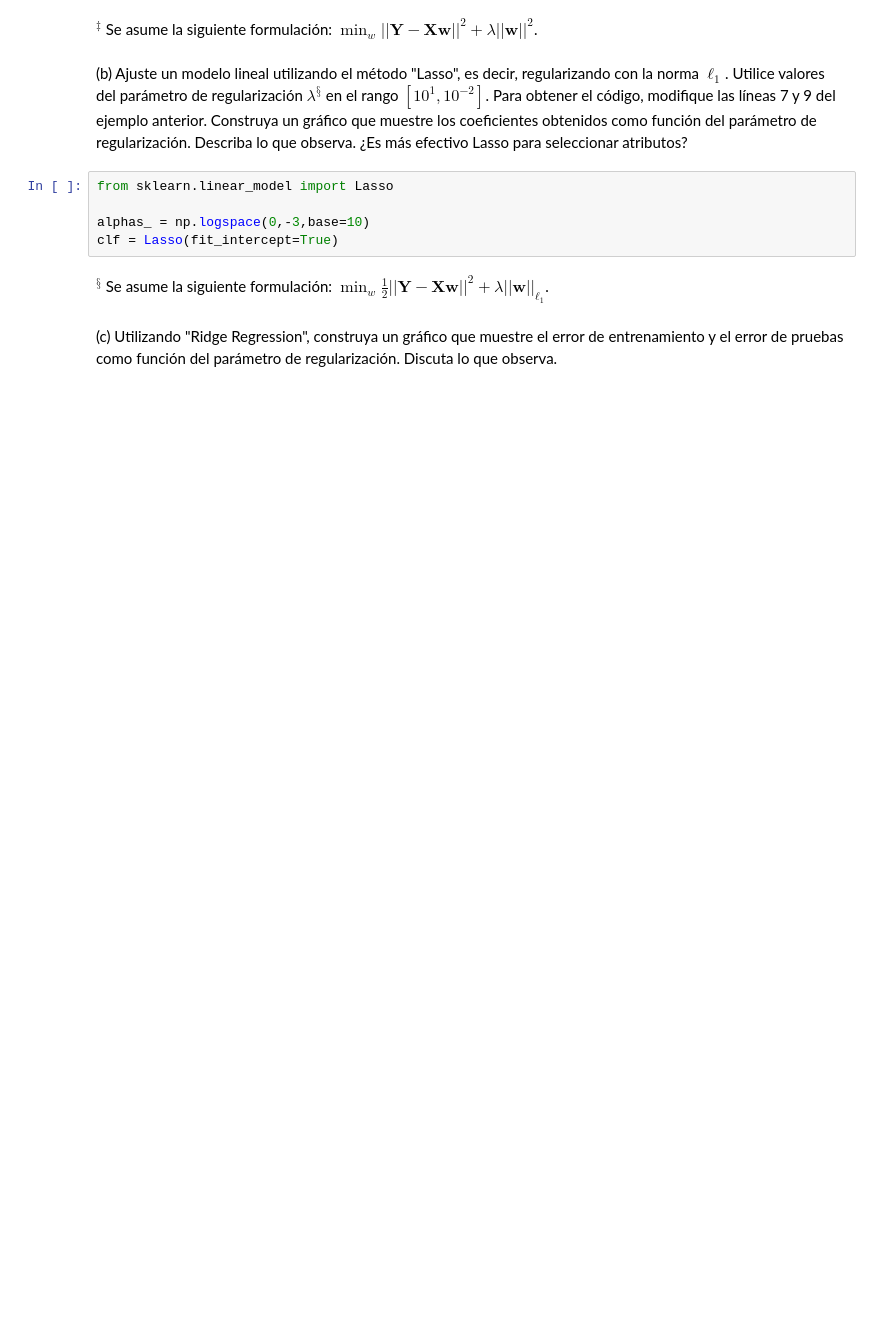
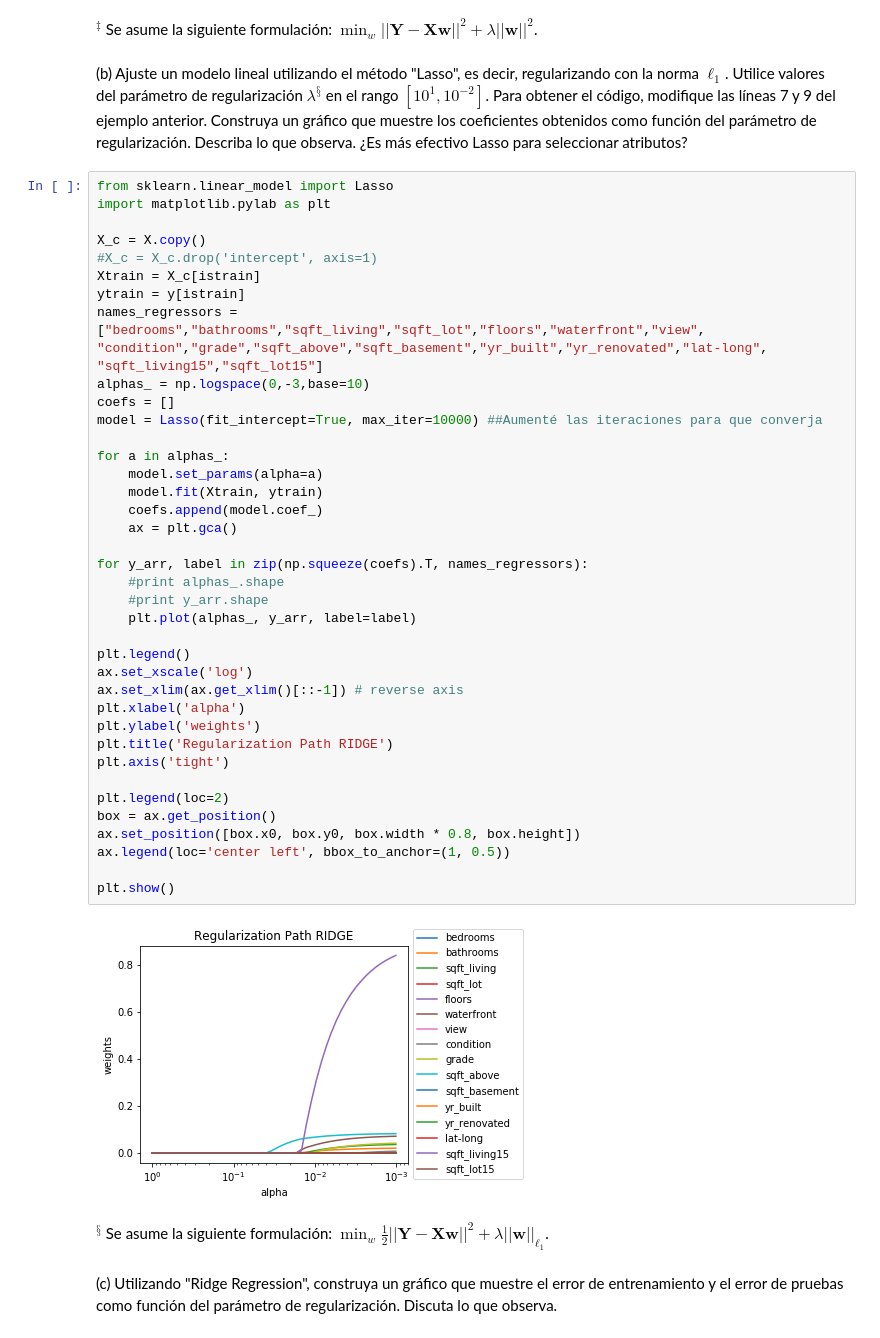
Before and after one commit to dsanmartin/INF578-HW, a Jupyter notebook: 1/Tarea1-ML.ipynb, the cells around one changed output. Saved outputs shown, nothing was run; the diff lists cells and outputs as text; blank space fills up the shorter version.

```diff
--- a/1/Tarea1-ML.ipynb
+++ b/1/Tarea1-ML.ipynb
@@ -527,11 +617,48 @@ plt.show()
 $^{‡}$ Se asume la siguiente formulación: $\min_w ||\textbf{Y} - \textbf{Xw}||^2 + \lambda ||\textbf{w}||^2$.
 # %% [markdown]
 (b) Ajuste un modelo lineal utilizando el método "Lasso", es decir, regularizando con la norma $\ell_1$. Utilice valores del parámetro de regularización $\lambda^{§}$ en el rango $[10^1 ,10^{−2}]$. Para obtener el código, modifique las lı́neas 7 y 9 del ejemplo anterior. Construya un gráfico que muestre los coeficientes obtenidos como función del parámetro de regularización. Describa lo que observa. ¿Es más efectivo Lasso para seleccionar atributos?
-# %%
-from sklearn.linear_model import Lasso
-
-alphas_ = np.logspace(0,-3,base=10)
-clf = Lasso(fit_intercept=True)
+# %%
+from sklearn.linear_model import Lasso
+import matplotlib.pylab as plt
+
+X_c = X.copy()
+#X_c = X_c.drop('intercept', axis=1)
+Xtrain = X_c[istrain]
+ytrain = y[istrain]
+names_regressors = ["bedrooms","bathrooms","sqft_living","sqft_lot","floors","waterfront","view",
+"condition","grade","sqft_above","sqft_basement","yr_built","yr_renovated","lat-long",
+"sqft_living15","sqft_lot15"]
+alphas_ = np.logspace(0,-3,base=10)
+coefs = []
+model = Lasso(fit_intercept=True, max_iter=10000) ##Aumenté las iteraciones para que converja
+
+for a in alphas_:
+    model.set_params(alpha=a)
+    model.fit(Xtrain, ytrain)
+    coefs.append(model.coef_)
+    ax = plt.gca()
+
+for y_arr, label in zip(np.squeeze(coefs).T, names_regressors):
+    #print alphas_.shape
+    #print y_arr.shape
+    plt.plot(alphas_, y_arr, label=label)
+
+plt.legend()
+ax.set_xscale('log')
+ax.set_xlim(ax.get_xlim()[::-1]) # reverse axis
+plt.xlabel('alpha')
+plt.ylabel('weights')
+plt.title('Regularization Path RIDGE')
+plt.axis('tight')
+
+plt.legend(loc=2)
+box = ax.get_position()
+ax.set_position([box.x0, box.y0, box.width * 0.8, box.height])
+ax.legend(loc='center left', bbox_to_anchor=(1, 0.5))
+
+plt.show()
+# %% [output]
+[figure, added]
 # %% [markdown]
 $^{§}$ Se asume la siguiente formulación: $\min_w \frac12 ||\textbf{Y} - \textbf{Xw}||^2 + \lambda ||\textbf{w}||_{\ell_1}$.
 # %% [markdown]
```
Also changed, not shown: parts of 37 cells of this notebook.
